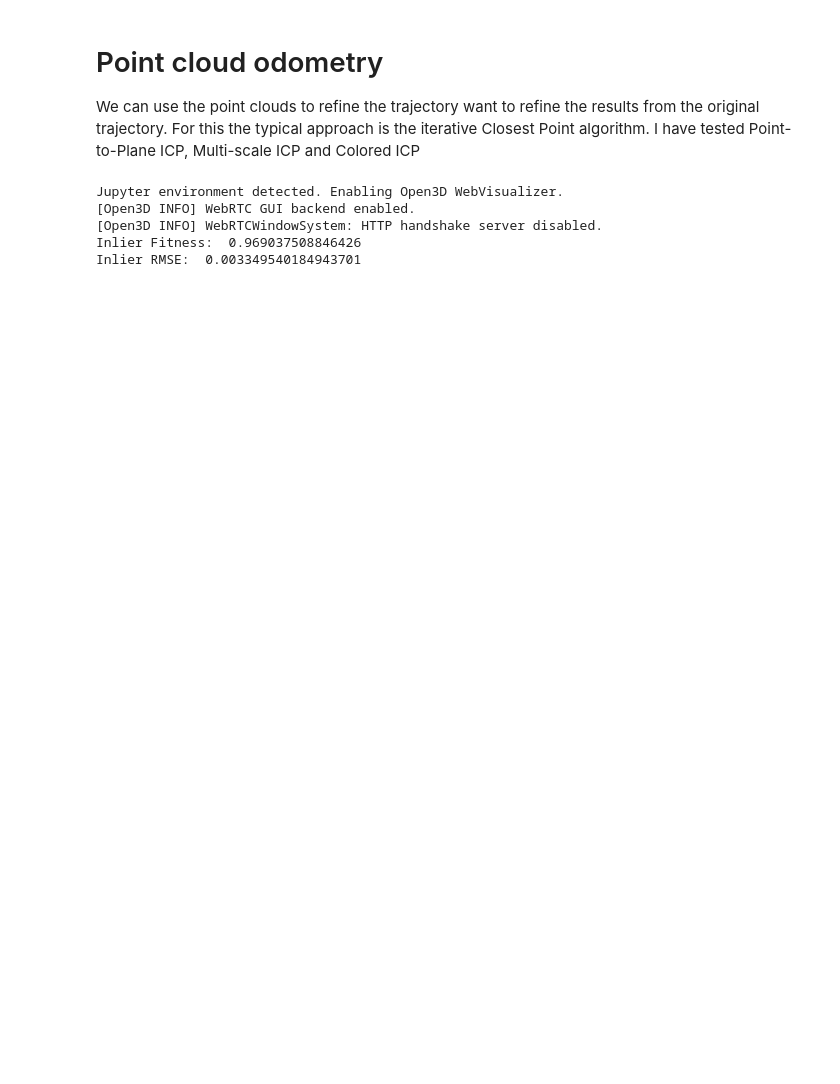
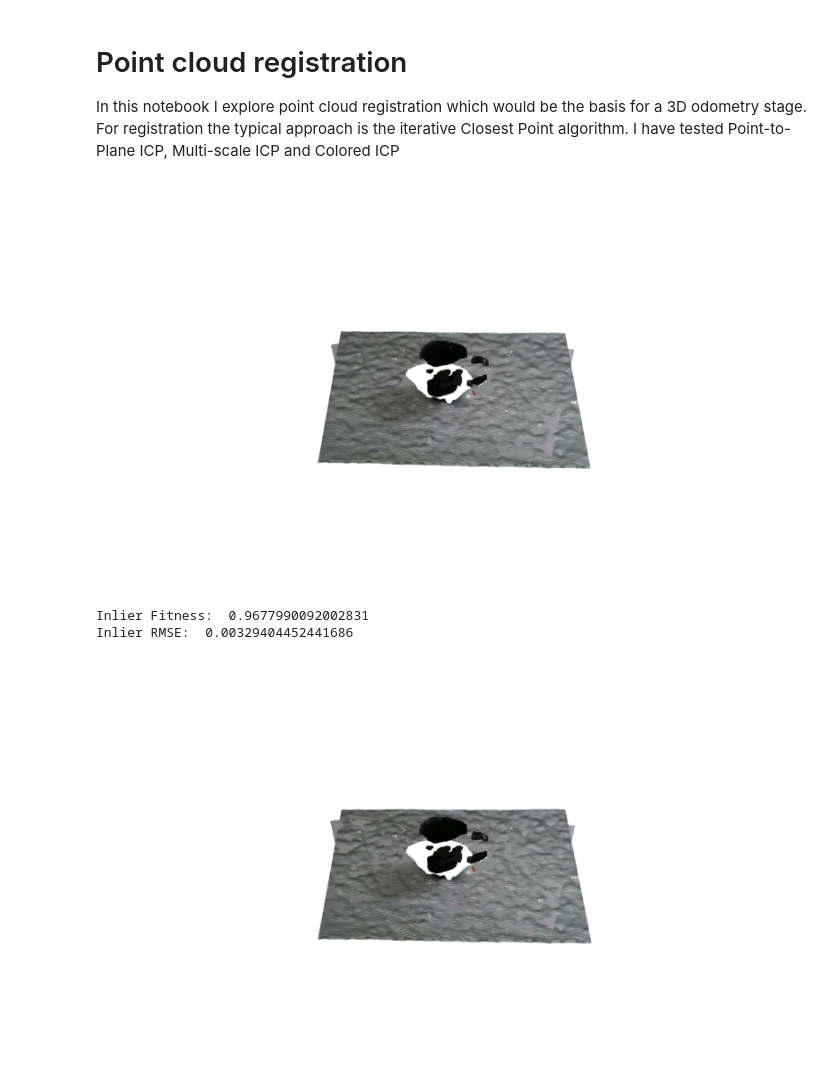
Before and after one commit to PArcos/reconstruction, a Jupyter notebook: notebooks/point_cloud_registration.ipynb, the cells around one changed output. Saved outputs shown, nothing was run; the diff lists cells and outputs as text; code cells hidden in the pictures; blank space fills up the shorter version.

```diff
--- a/notebooks/point_cloud_registration.ipynb
+++ b/notebooks/point_cloud_registration.ipynb
@@ -1,6 +1,6 @@
 # %% [markdown]
-# Point cloud odometry
-We can use the point clouds to refine the trajectory want to refine the results from the original trajectory. For this the typical approach is the iterative Closest Point algorithm. I have tested Point-to-Plane ICP, Multi-scale ICP and Colored ICP
+# Point cloud registration
+In this notebook I explore point cloud registration which would be the basis for a 3D odometry stage. For registration the typical approach is the iterative Closest Point algorithm. I have tested Point-to-Plane ICP, Multi-scale ICP and Colored ICP
 # %%
 import open3d as o3d
 import numpy as np
@@ -33,42 +33,39 @@ def extract_point_cloud(depth_file: str, color_file: str, intrinsic: o3d.core.Te
 
 def icp_point_to_plane(source: o3d.core.Tensor, target: o3d.core.Tensor, initial_transform: np.ndarray) -> np.ndarray:
     estimation = o3d.t.pipelines.registration.TransformationEstimationPointToPlane()
     criteria = o3d.t.pipelines.registration.ICPConvergenceCriteria(relative_fitness=0.0000001,
                                         relative_rmse=0.0000001,
                                         max_iteration=100)
     max_correspondence_distance = 0.015
 
     reg = o3d.t.pipelines.registration.icp(source, target, max_correspondence_distance,
                                 initial_transform, estimation, criteria, voxel_size=0.005)
 
     return reg
 
 
 dataset = Dataset.read("data/3d-scans-cap-black-glossy-ha-2019-02-27T16_06_29")
 source_frame = dataset.frames[51]
 target_frame = dataset.frames[63]
 camera_intrinsic = o3d.core.Tensor([[613.688, 0.0, 323.035],
                             [0.0, 614.261, 242.229],
                             [0.0, 0.0, 1.0]])
 
 source = extract_point_cloud(source_frame.depth_file, source_frame.color_file, camera_intrinsic)
 target = extract_point_cloud(target_frame.depth_file, target_frame.color_file, camera_intrinsic)
 target.estimate_normals()
 relative_transform = np.matmul(np.linalg.inv(source_frame.get_transform()), target_frame.get_transform())
-# vis.visualize_geometry([source.to_legacy(), target.to_legacy().transform(relative_transform)], flip=True)
-o3d.visualization.draw_geometries([source.to_legacy(), target.to_legacy().transform(relative_transform)])
+vis.visualize_geometry([source.to_legacy(), target.to_legacy().transform(relative_transform)], flip=True)
 
 registration_result = icp_point_to_plane(source, target, np.linalg.inv(relative_transform))
 print("Inlier Fitness: ", registration_result.fitness)
 print("Inlier RMSE: ", registration_result.inlier_rmse)
-# draw_registration_result(source, target, registration_result.transformation)
-o3d.visualization.draw_geometries([source.to_legacy(), target.to_legacy().transform(np.linalg.inv(registration_result.transformation.numpy()))])
+draw_registration_result(source, target, np.linalg.inv(registration_result.transformation.numpy()))
 # %% [output]
+[figure, added]
-Jupyter environment detected. Enabling Open3D WebVisualizer.
-[Open3D INFO] WebRTC GUI backend enabled.
-[Open3D INFO] WebRTCWindowSystem: HTTP handshake server disabled.
-Inlier Fitness:  0.969037508846426
-Inlier RMSE:  0.003349540184943701
+Inlier Fitness:  0.9677990092002831
+Inlier RMSE:  0.00329404452441686
+[figure, added]
 # %%
 from tqdm.notebook import tqdm
 from itertools import accumulate
```
Also changed, not shown: parts of 2 cells of this notebook, 12 other files.
